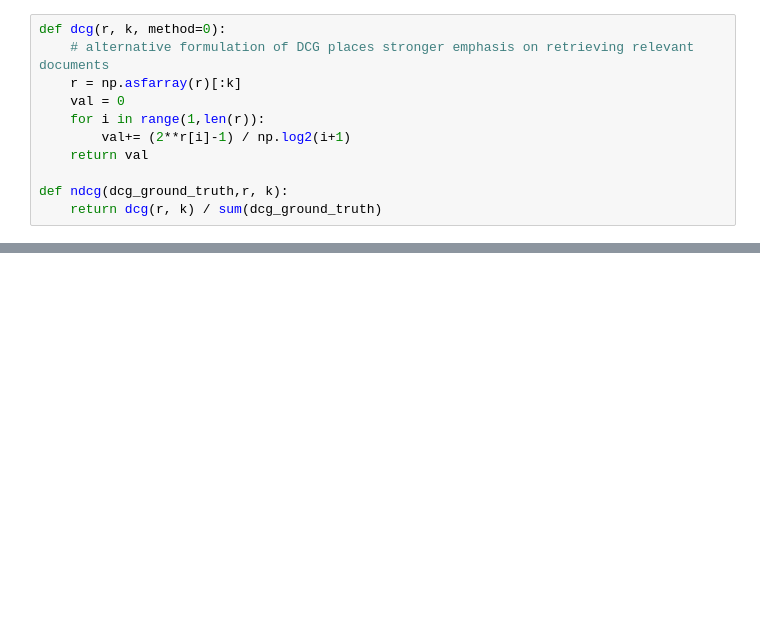
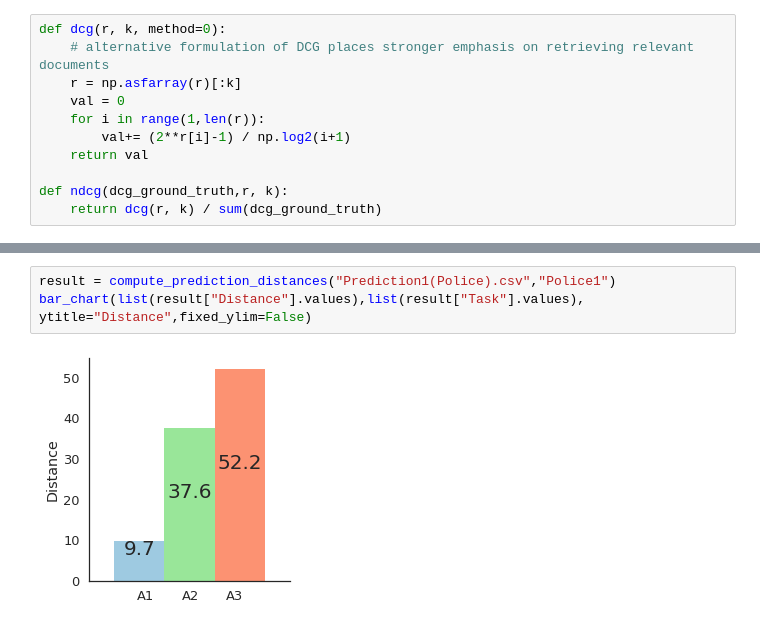
Before and after one commit to dorisjlee/viz-summarization, a Jupyter notebook: ipynb/User Study Results and Paper Statistics.ipynb, the cells around one changed output, grey strips where cells are left out. Cells and saved outputs as stored; diff of their text form; blank space fills up the shorter version.

```diff
--- a/ipynb/User Study Results and Paper Statistics.ipynb
+++ b/ipynb/User Study Results and Paper Statistics.ipynb
@@ -61,0 +150,5 @@ A2 0.3186771224211299
+# %%
+result = compute_prediction_distances("Prediction1(Police).csv","Police1")
+bar_chart(list(result["Distance"].values),list(result["Task"].values), ytitle="Distance",fixed_ylim=False)
+# %% [output]
+[figure, added]
```
Also changed, not shown: parts of 23 cells of this notebook, 9 other files.
